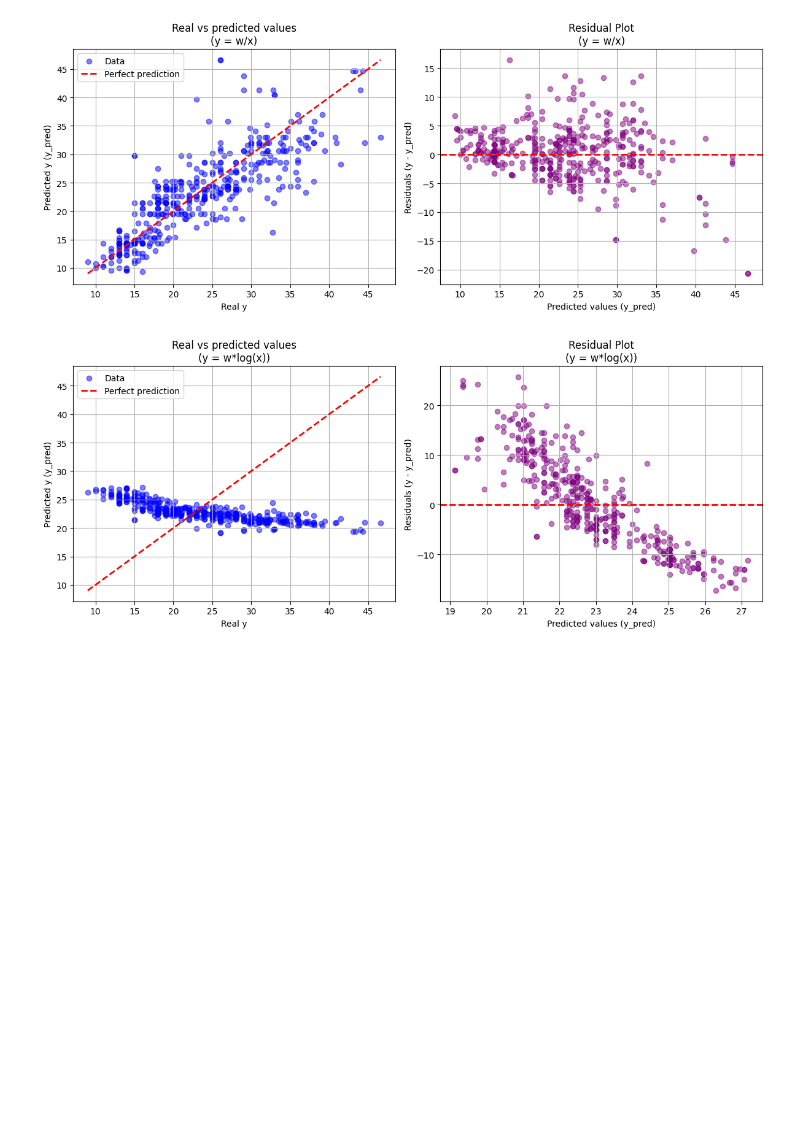
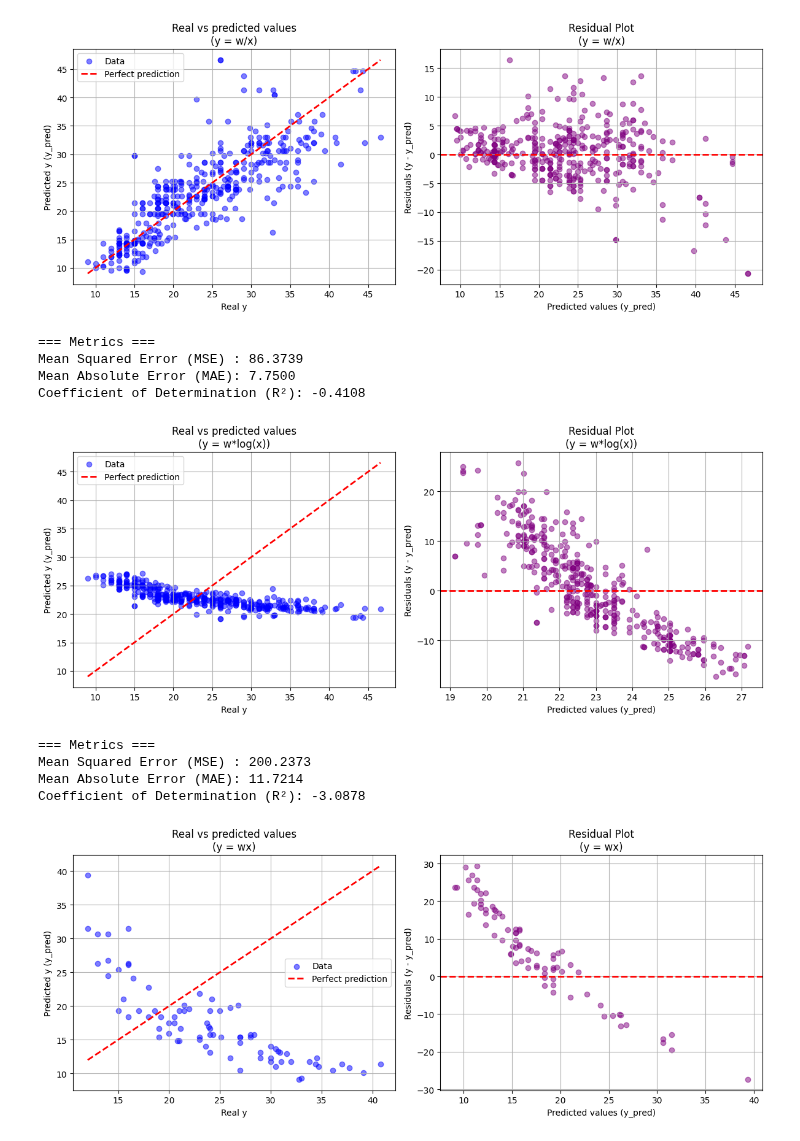
Before and after one commit to edraithenni/OIAD_2026, a Jupyter notebook: OIAD_lab2.ipynb, the cells around one changed output. Drawn from its saved outputs; the diff is of its cells as text; code cells hidden in the pictures; blank space fills up the shorter version.

```diff
--- a/OIAD_lab2.ipynb
+++ b/OIAD_lab2.ipynb
@@ -193,6 +196,7 @@ Mean Absolute Error (MAE): 3.3697
 Coefficient of Determination (R²): 0.6435
 [figure]
 # %%
+#5
 df['horsepower_log'] = np.log(df['horsepower'])
 X = df[['horsepower_log']]
 y = df['mpg']
@@ -201,9 +205,63 @@ model = LinearRegression(fit_intercept=False)
 model.fit(X, y)
 
 y_pred = model.predict(X)
+
+mse = mean_squared_error(y, y_pred)
+mae = mean_absolute_error(y, y_pred)
+r2 = r2_score(y, y_pred)
+
+print("\n=== Metrics ===")
+print(f"Mean Squared Error (MSE) : {mse:.4f}")
+print(f"Mean Absolute Error (MAE): {mae:.4f}")
+print(f"Coefficient of Determination (R²): {r2:.4f}")
+
 residuals = y - y_pred
 
 #plots
 plot_results(y, y_pred, "y = w*log(x)")
 # %% [output]
+=== Metrics ===
+Mean Squared Error (MSE) : 86.3739
+Mean Absolute Error (MAE): 7.7500
+Coefficient of Determination (R²): -0.4108
 [figure]
+# %%
+# lab2 with train/test split - 1
+from sklearn.model_selection import train_test_split
+
+train_df, test_df = train_test_split(
+    df,
+    test_size=0.2,
+    random_state=666
+)
+
+X_train = train_df[['horsepower']]
+y_train = train_df['mpg']
+
+X_test = test_df[['horsepower']]
+y_test = test_df['mpg']
+
+model = LinearRegression(fit_intercept=False)
+model.fit(X_train, y_train)
+
+y_pred = model.predict(X_test)
+
+mse = mean_squared_error(y_test, y_pred)
+mae = mean_absolute_error(y_test, y_pred)
+r2 = r2_score(y_test, y_pred)
+
+print("\n=== Metrics ===")
+print(f"Mean Squared Error (MSE) : {mse:.4f}")
+print(f"Mean Absolute Error (MAE): {mae:.4f}")
+print(f"Coefficient of Determination (R²): {r2:.4f}")
+
+residuals = y_test - y_pred
+
+#plots
+plot_results(y_test, y_pred, "y = wx")
+# %% [output]
+=== Metrics ===
+Mean Squared Error (MSE) : 200.2373
+Mean Absolute Error (MAE): 11.7214
+Coefficient of Determination (R²): -3.0878
+[figure, added]
```
Also changed, not shown: parts of 8 cells of this notebook.
